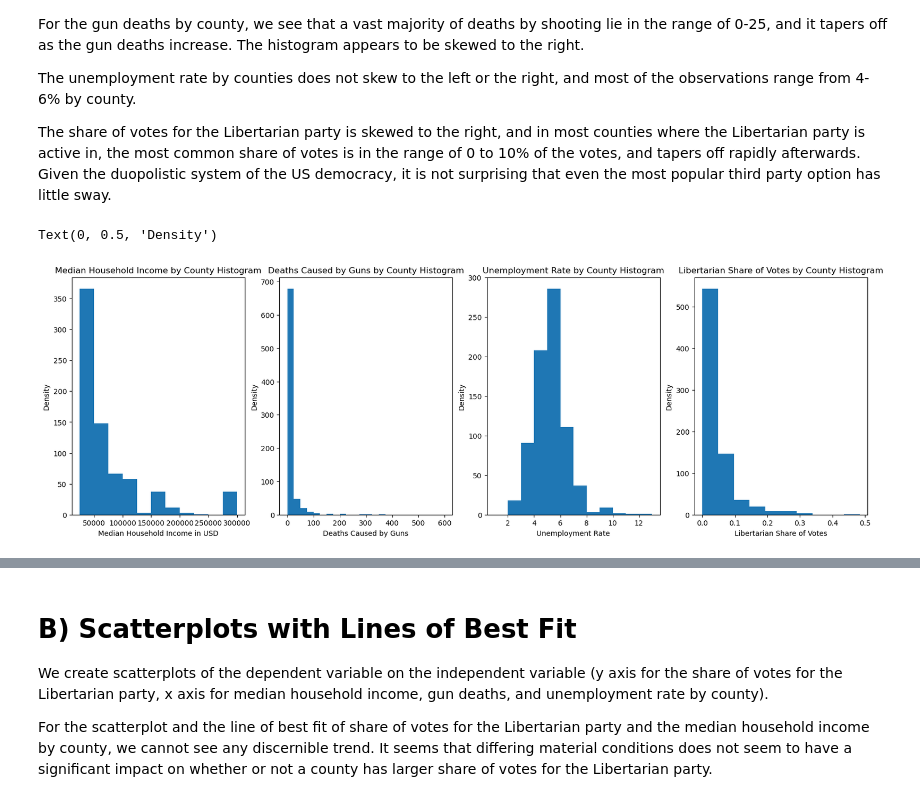
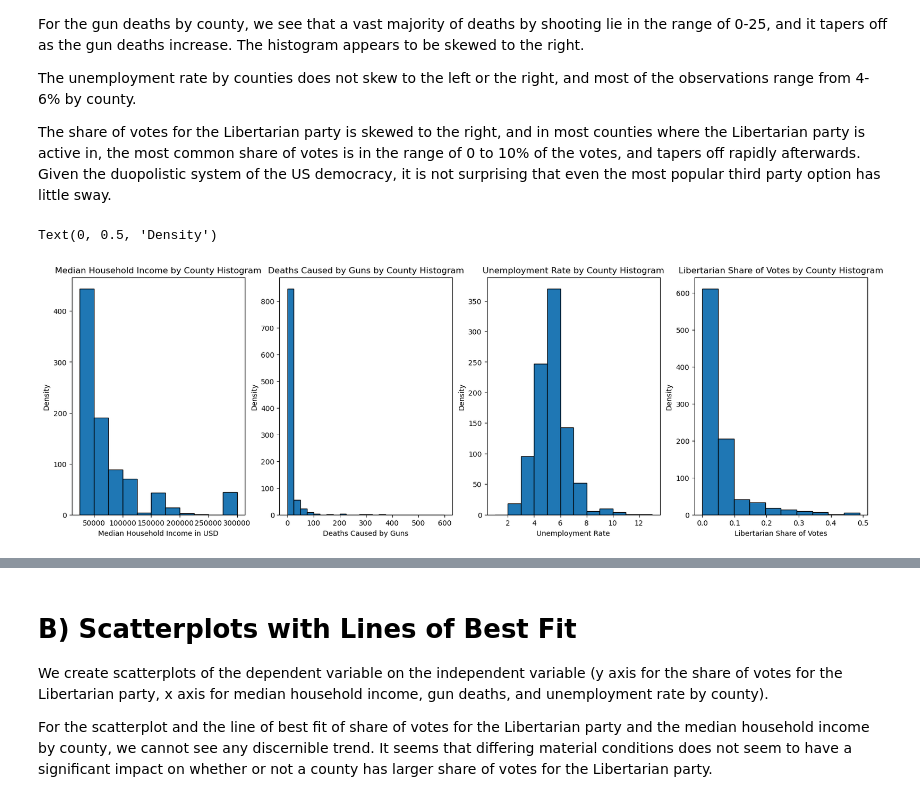
Before and after one commit to huangd999/2016-Presidential-Elections-Voting-Outcomes-for-Third-Parties-by-County, a Jupyter notebook: Assignment 2.ipynb, the cells around one changed output, grey strips where cells are left out. Cells and saved outputs as stored; diff of their text form; code cells hidden in the pictures.

```diff
--- a/Assignment 2.ipynb
+++ b/Assignment 2.ipynb
@@ -43,10 +45,11 @@ pres_df = pres_df[['state', 'county_name', 'party', 'votes']]
 # share of votes!!! WAAAAGH!!!
 # We are only looking at lolbertarian share of votes.
 pres_df_sum = pres_df.groupby(['state','county_name']).sum()
-pres_df_sum_party = pres_df[pres_df['party'] == 'libertarian']
+pres_df_sum_party = pres_df[(pres_df['party'] == 'libertarian') | (pres_df['party'] == 'independent')]
 # pres_df_sum_party.head()
 # Alaska is a lost cause ~ We do not seem to have county level data for income, and unemployment rates...
-pres_df_sum_party = pres_df_sum_party.groupby(['state','county_name', 'party']).sum()
+# We are now treating independent and libertarian parties as one and the same
+pres_df_sum_party = pres_df_sum_party.groupby(['state','county_name']).sum()
 pres_df_lib = pd.merge(pres_df_sum_party, pres_df_sum, how = 'left', left_on = ['state', 'county_name'],
                        right_on = ['state', 'county_name'])
 
@@ -255,27 +258,28 @@ The share of votes for the Libertarian party is skewed to the right, and in most
 # %%
 # NOW WE DO SOME VISUALIZATIONS
 # HISTOGRAMS FOR THE DEPENDENT AND INDEPENDENT VARIABLES
 fig, axs = plt.subplots(1, 4, figsize=(20, 6))
 axs[0].hist(pres_df_merged['Median'], bins = [25000, 50000, 75000, 100000, 125000,
-                                           150000, 175000, 200000, 225000, 250000, 275000, 300000])
+                                           150000, 175000, 200000, 225000, 250000, 275000, 300000], ec = 'black')
 axs[0].set_title('Median Household Income by County Histogram')
 axs[0].set_xlabel('Median Household Income in USD')
 axs[0].set_ylabel('Density')
 
-axs[1].hist(pres_df_merged['Deaths'], bins = [0, 25, 50, 75, 100, 125, 150, 175, 200, 225, 250, 275, 300, 325, 350, 375, 600])
+axs[1].hist(pres_df_merged['Deaths'], bins = [0, 25, 50, 75, 100, 125, 150, 175, 200, 225, 250, 275, 300, 325, 350, 375, 600]
+            , ec = 'black')
 axs[1].set_title('Deaths Caused by Guns by County Histogram')
 axs[1].set_xlabel('Deaths Caused by Guns')
 axs[1].set_ylabel('Density')
 
-axs[2].hist(pres_df_merged['Rate'], bins = [1, 2, 3, 4, 5, 6, 7, 8, 9, 10, 11, 12, 13])
+axs[2].hist(pres_df_merged['Rate'], bins = [1, 2, 3, 4, 5, 6, 7, 8, 9, 10, 11, 12, 13], ec = 'black')
 axs[2].set_title('Unemployment Rate by County Histogram')
 axs[2].set_xlabel('Unemployment Rate')
 axs[2].set_ylabel('Density')
 
-axs[3].hist(pres_df_merged['vote_share_lib'])
+axs[3].hist(pres_df_merged['vote_share_lib'], ec = 'black')
 axs[3].set_title('Libertarian Share of Votes by County Histogram')
 axs[3].set_xlabel('Libertarian Share of Votes')
 axs[3].set_ylabel('Density')
 # %% [output]
 Text(0, 0.5, 'Density')
-[figure, old version]
+[figure, new version]
```
Also changed, not shown: parts of 13 cells of this notebook.
